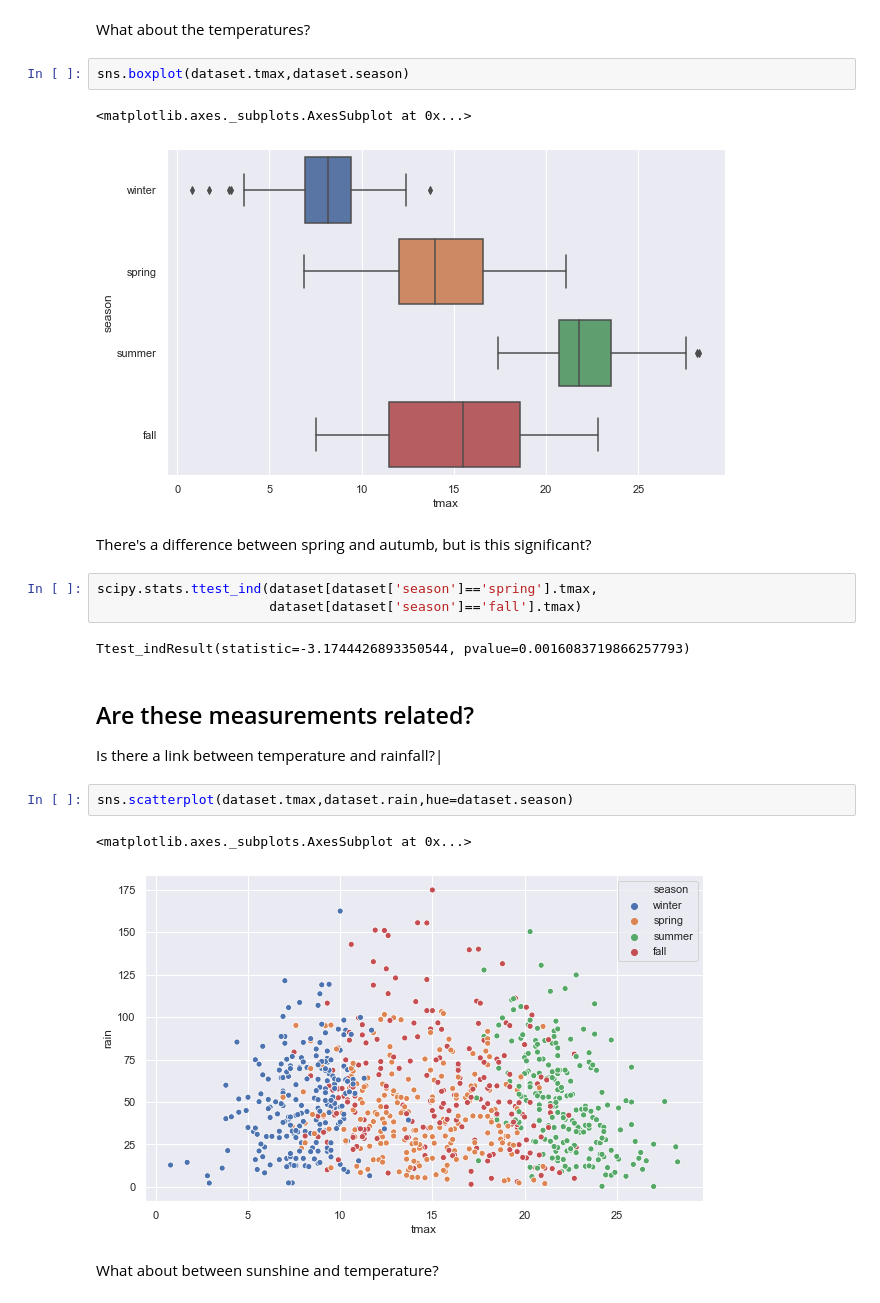
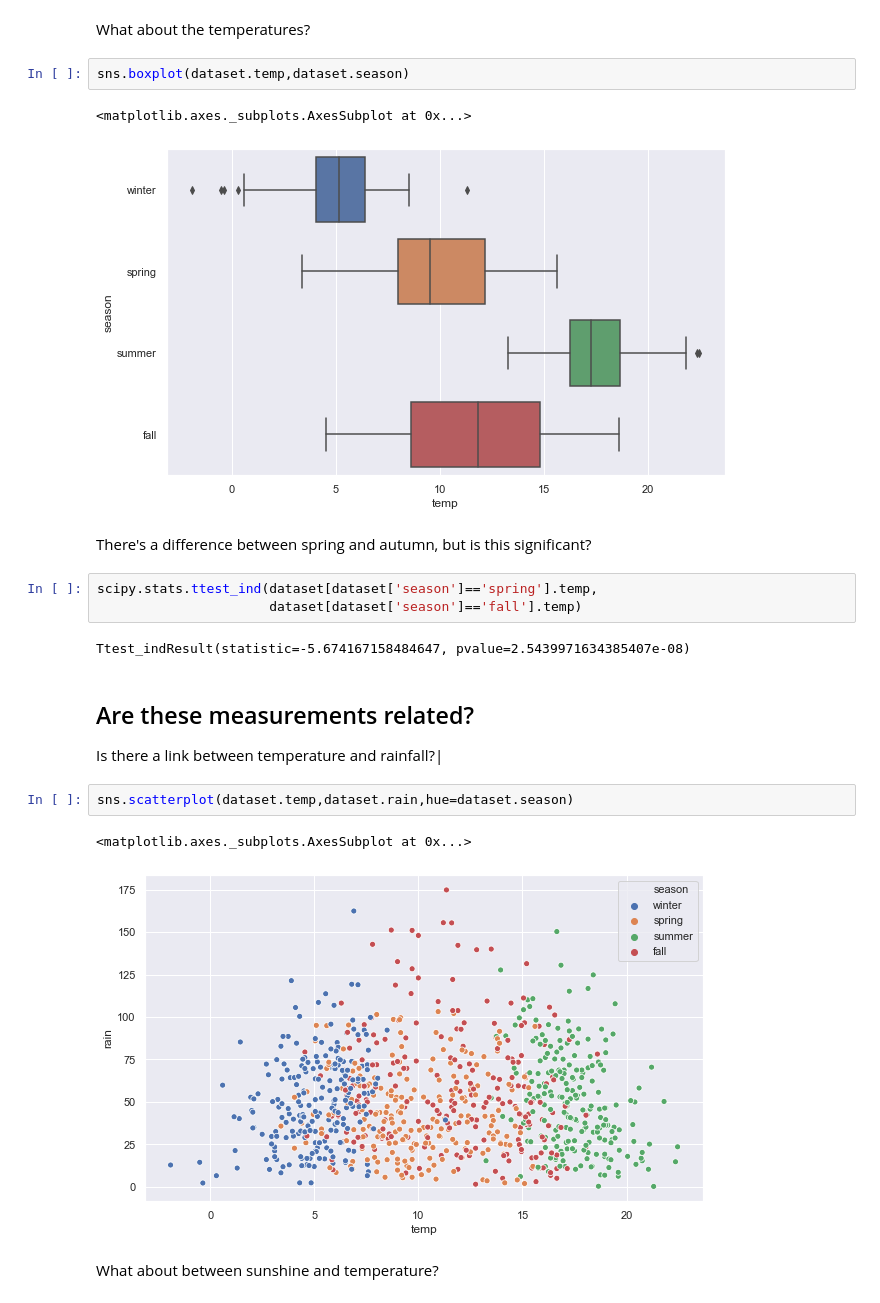
Before and after one commit to milesberry/ds4k12, a Jupyter notebook: csta2021.ipynb, the cells around one changed output. Cells and saved outputs as stored; diff of their text form.

```diff
--- a/csta2021.ipynb
+++ b/csta2021.ipynb
@@ -480,26 +480,26 @@ Ttest_indResult(statistic=0.002189586543890653, pvalue=0.9982539655540041)
 # %% [markdown]
 What about the temperatures?
 # %%
-sns.boxplot(dataset.tmax,dataset.season)
+sns.boxplot(dataset.temp,dataset.season)
 # %% [output]
 <matplotlib.axes._subplots.AxesSubplot at 0x...>
-[figure, old version]
+[figure, new version]
 # %% [markdown]
-There's a difference between spring and autumb, but is this significant?
+There's a difference between spring and autumn, but is this significant?
 # %%
-scipy.stats.ttest_ind(dataset[dataset['season']=='spring'].tmax,
-                      dataset[dataset['season']=='fall'].tmax)
+scipy.stats.ttest_ind(dataset[dataset['season']=='spring'].temp,
+                      dataset[dataset['season']=='fall'].temp)
 # %% [output]
-Ttest_indResult(statistic=-3.1744426893350544, pvalue=0.0016083719866257793)
+Ttest_indResult(statistic=-5.674167158484647, pvalue=2.5439971634385407e-08)
 # %% [markdown]
 ## Are these measurements related?
 
 Is there a link between temperature and rainfall?|
 # %%
-sns.scatterplot(dataset.tmax,dataset.rain,hue=dataset.season)
+sns.scatterplot(dataset.temp,dataset.rain,hue=dataset.season)
 # %% [output]
 <matplotlib.axes._subplots.AxesSubplot at 0x...>
-[figure, old version]
+[figure, new version]
 # %% [markdown]
 What about between sunshine and temperature?
 # %%
```
Also changed, not shown: parts of 20 cells of this notebook, 6 other files.
